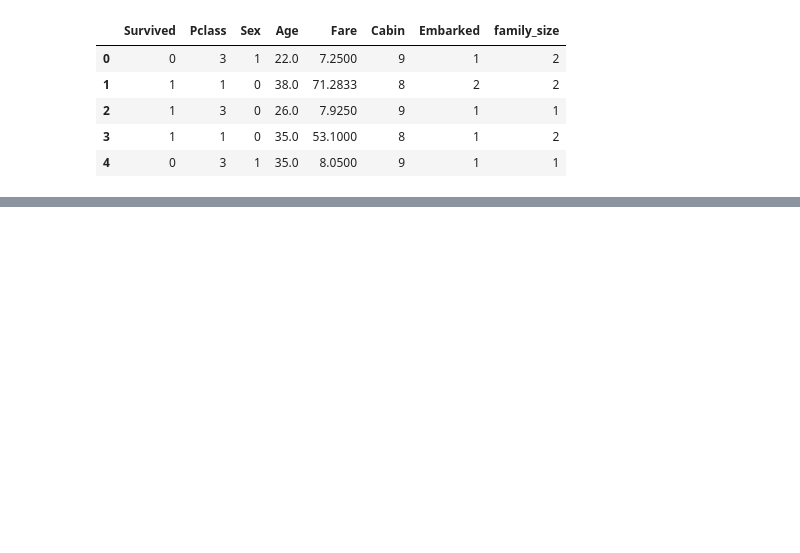
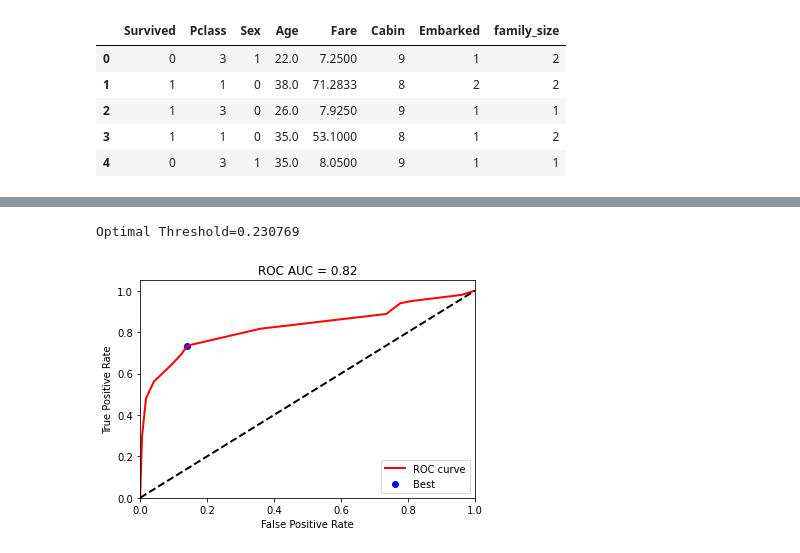
Before and after one commit to qSergio/Intro2ML, a Jupyter notebook: Session2/Supervised_Learning_Classification.ipynb, the cells around one changed output, grey strips where cells are left out. Cells and saved outputs as stored; diff of their text form; code cells hidden in the pictures; blank space fills up the shorter version.

```diff
--- a/Session2/Supervised_Learning_Classification.ipynb
+++ b/Session2/Supervised_Learning_Classification.ipynb
@@ -373,0 +426,37 @@ weighted avg       0.81      0.81      0.80       268
+# %%
+from sklearn.metrics import roc_curve, auc
+
+fpr, tpr, thresholds = roc_curve(test_y, y_probas)
+
+areaUnderROC = auc(fpr, tpr)
+
+# To find the best threshold we can use Youden's statistic
+# J = Sensitivity + Specificity – 1
+# https://en.wikipedia.org/wiki/Youden%27s_J_statistic
+
+# But we have that Sensitivity is the True Positive Rate
+# And then J = Sensitivity + (1 – FalsePositiveRate) – 1
+# Then
+
+J = tpr - fpr
+optim = np.argmax(J)
+best_thresh = thresholds[optim]
+print('Optimal Threshold=%f' % (best_thresh))
+
+
+plt.figure()
+plt.plot(fpr, tpr, color='r', lw=2, label='ROC curve')
+plt.plot([0, 1], [0, 1], color='k', lw=2, linestyle='--')
+plt.xlim([0.0, 1.0])
+plt.ylim([0.0, 1.05])
+# optimal point
+plt.scatter(fpr[optim], tpr[optim], marker='o', color='blue', label='Best')
+#
+plt.xlabel('False Positive Rate')
+plt.ylabel('True Positive Rate')
+plt.title('ROC AUC = {0:0.2f}'.format(areaUnderROC))
+plt.legend(loc="lower right")
+plt.show()
+# %% [output]
+Optimal Threshold=0.230769
+[figure, added]
```
Also changed, not shown: parts of 13 cells of this notebook.
